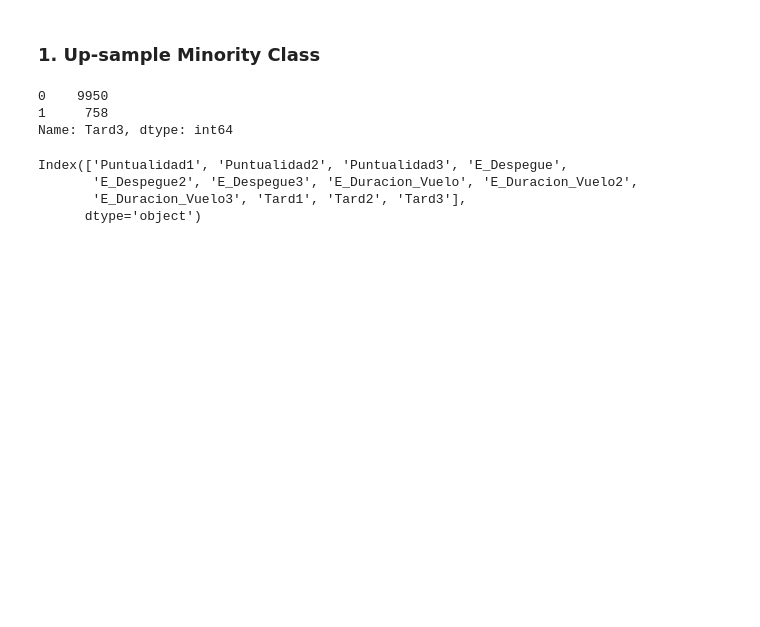
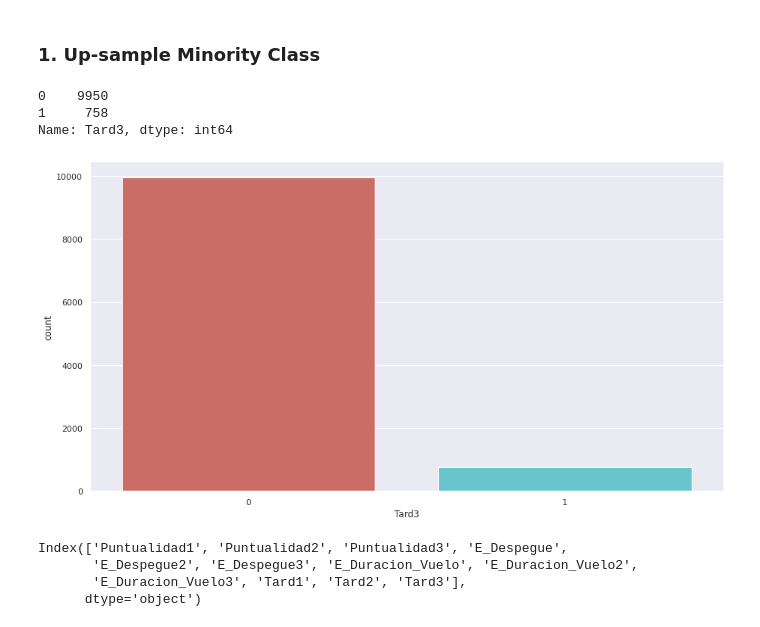
Before and after one commit to JMML2021/Avaluaci-final-per-passar-a-projecte, a Jupyter notebook: Companyia Aerea Algoritmes d’aprenentatge supervisat.ipynb, the cells around one changed output. Saved outputs shown, nothing was run; the diff lists cells and outputs as text; code cells hidden in the pictures; blank space fills up the shorter version.

```diff
--- a/Companyia Aerea Algoritmes d’aprenentatge supervisat.ipynb
+++ b/Companyia Aerea Algoritmes d’aprenentatge supervisat.ipynb
@@ -764,6 +727,11 @@ df2['Tard3'].value_counts().sort_index()
 0    9950
 1     758
 Name: Tard3, dtype: int64
+# %%
+sns.countplot(x='Tard3',data=df2, palette='hls')
+plt.show()
+# %% [output]
+[figure, added]
 # %%
 df2.columns
 # %% [output]
```
Also changed, not shown: parts of 26 cells of this notebook.
